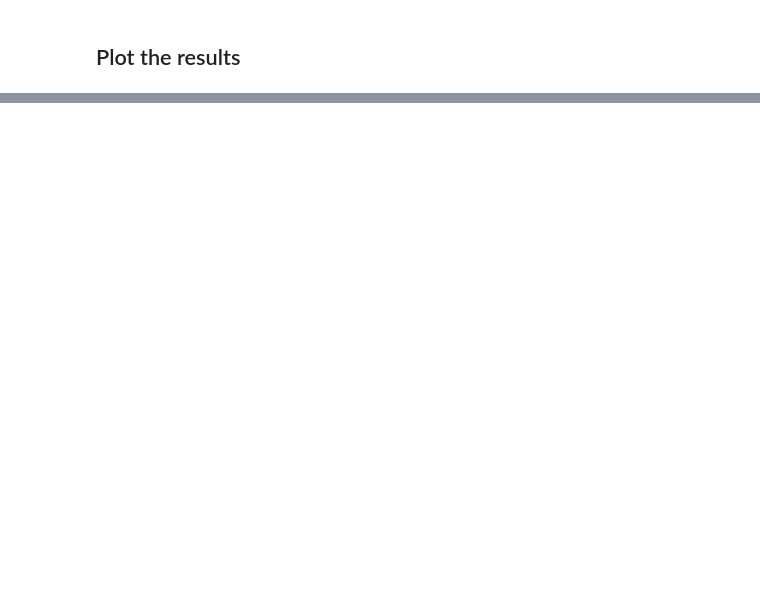
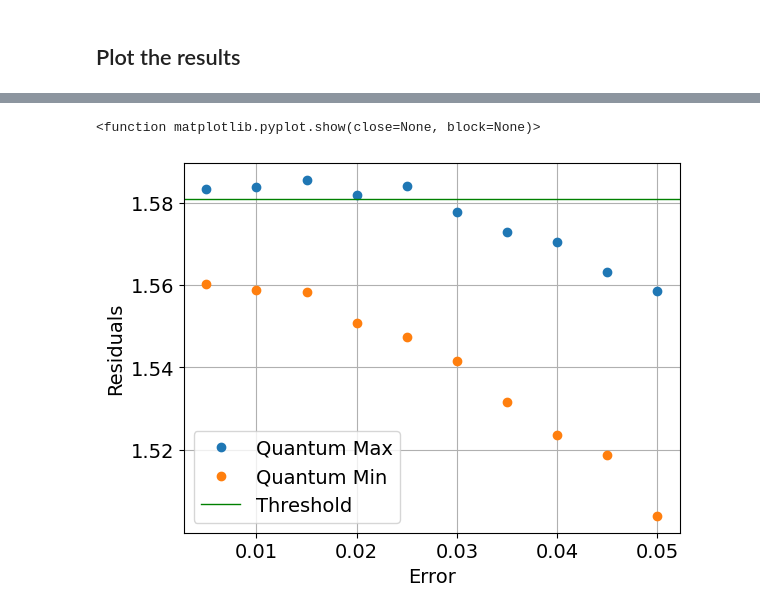
Before and after one commit to Stefano-Vanerio/quantumSparseAlgorithms, a Jupyter notebook: Error Variation.ipynb, the cells around one changed output, grey strips where cells are left out. Saved outputs shown, nothing was run; the diff lists cells and outputs as text; code cells hidden in the pictures; blank space fills up the shorter version.

```diff
--- a/Error Variation.ipynb
+++ b/Error Variation.ipynb
@@ -105,3 +170,32 @@ plt.show
+# %%
+minies_c = []
+maxies_c = []
+minies_q = []
+maxies_q = []
+for i in range(0, iterations,1):
+    maxies_c.append(np.max(c_res[i]))
+    minies_c.append(np.min(c_res[i]))
+    maxies_q.append(np.max(q_res[i]))
+    minies_q.append(np.min(q_res[i]))
+
+from matplotlib import pyplot as plt
+plt.plot(errors, maxies_q, linestyle='none', marker="o", label="Quantum Max")
+plt.plot(errors, minies_q, linestyle='none', marker="o", label="Quantum Min")
+
+plt.xlabel("Error")
+plt.ylabel("Residuals")
+plt.axhline(y=1.581, linewidth=1, label= 'Threshold', color='green')
+
+plt.yticks([1.52, 1.54, 1.56, 1.58])
+
+plt.grid()
+plt.legend()
+img_name = '2_rev_'+kind +'_' + "{:.2f}".format(xi)+'_' + "{:.2f}".format(step) +'_' + "{:.2f}".format(size) +'_' + "{:.2f}".format(iterations) + '.pdf'
+plt.savefig(img_name, bbox_inches='tight')
+plt.show
+# %% [output]
+<function matplotlib.pyplot.show(close=None, block=None)>
+[figure, added]
 # %%
 components = np.arange(50, size, 50)
 components
```
Also changed, not shown: parts of 21 cells of this notebook, 8 other files.
